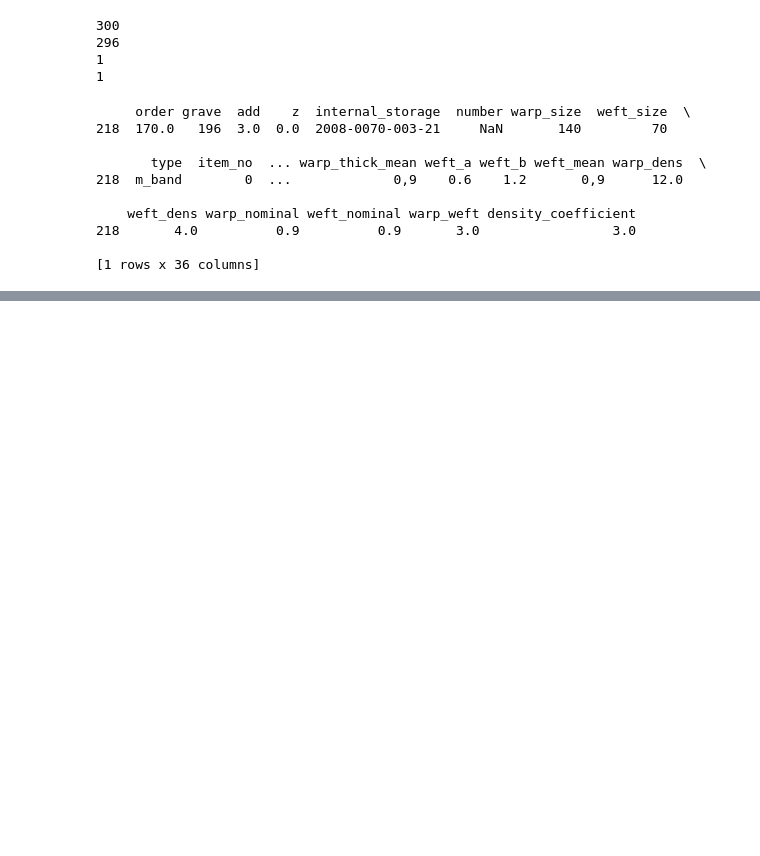
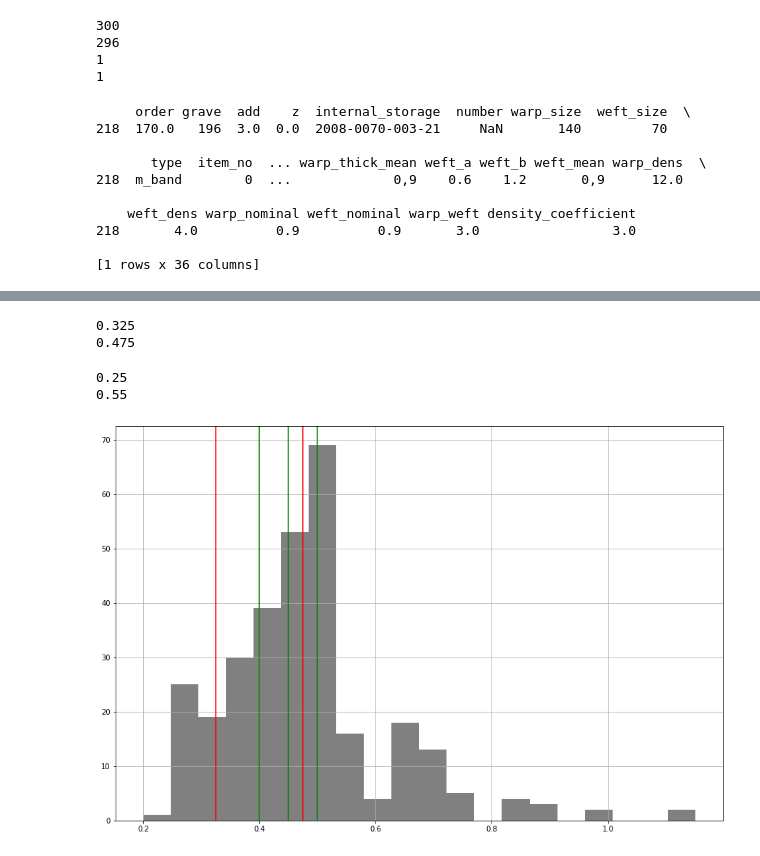
Before and after one commit to streltcov/textile_data, a Jupyter notebook: threads.ipynb, the cells around one changed output, grey strips where cells are left out. Drawn from its saved outputs; the diff is of its cells as text; code cells hidden in the pictures; blank space fills up the shorter version.

Commit message:
threads -> quartiles and outliers

```diff
--- a/threads.ipynb
+++ b/threads.ipynb
@@ -136,0 +239,21 @@ print(len(textiles_angle_weft_uneven))
+# %%
+
+# Вычисление квартилей
+
+########################################################################################################################
+
+warp_quartile_1, warp_quartile_2, warp_quartile_3 = textiles.warp_nominal.quantile([0.25, 0.5, 0.75])
+
+########################################################################################################################
+
+weft_quartile_1, weft_quartile_2, weft_quartile_3 = textiles.weft_nominal.quantile([0.25, 0.5, 0.75])
+
+########################################################################################################################
+
+print("Первый квартиль толщины по основе - " + str(warp_quartile_1))
+print("Второй квартиль толщины по основе - " + str(warp_quartile_2))
+print("Третий квартиль толщины по основе - " + str(warp_quartile_3))
+print("\n*********************************************\n")
+print("Первый квартиль толщины по утку - " + str(weft_quartile_1))
+print("Второй квартиль толщины по утку - " + str(weft_quartile_2))
+print("Третий квартиль толщины по утку - " + str(weft_quartile_3))
@@ -136,0 +270,37 @@ print(len(textiles_angle_weft_uneven))
+# %%
+
+# Вычисление выбросов по толщине по основе (на основе межквартильного расстояния);
+
+warp_lower_border = round(warp_quartile_1 - 1.5 * (warp_quartile_3 - warp_quartile_1), 3)
+warp_upper_border = round(warp_quartile_1 + 1.5 * (warp_quartile_3 - warp_quartile_1), 3)
+
+print("" + str(warp_lower_border))
+print("" + str(warp_upper_border))
+# %% [output]
+0.325
+0.475
+# %%
+
+# Вычисление выбросов по толщине по утку (на основе межквартильного расстояния);
+
+weft_lower_border = round(weft_quartile_1 - 1.5 * (weft_quartile_3 - weft_quartile_1), 3)
+weft_upper_border = round(weft_quartile_1 + 1.5 * (weft_quartile_3 - weft_quartile_1), 3)
+
+print("" + str(weft_lower_border))
+print("" + str(weft_upper_border))
+# %% [output]
+0.25
+0.55
+# %%
+fig = pyplot.figure(figsize=(15, 10))
+ax = fig.add_subplot()
+pyplot.grid()
+pyplot.axvline(warp_quartile_1, color='green')
+pyplot.axvline(warp_quartile_2, color='green')
+pyplot.axvline(warp_quartile_3, color='green')
+pyplot.axvline(warp_lower_border, color='red')
+pyplot.axvline(warp_upper_border, color='red')
+textiles.warp_nominal.hist(ax=ax, bins=20, color='gray')
+pyplot.show()
+# %% [output]
+[figure, added]
```
Also changed, not shown: parts of 12 cells of this notebook.
